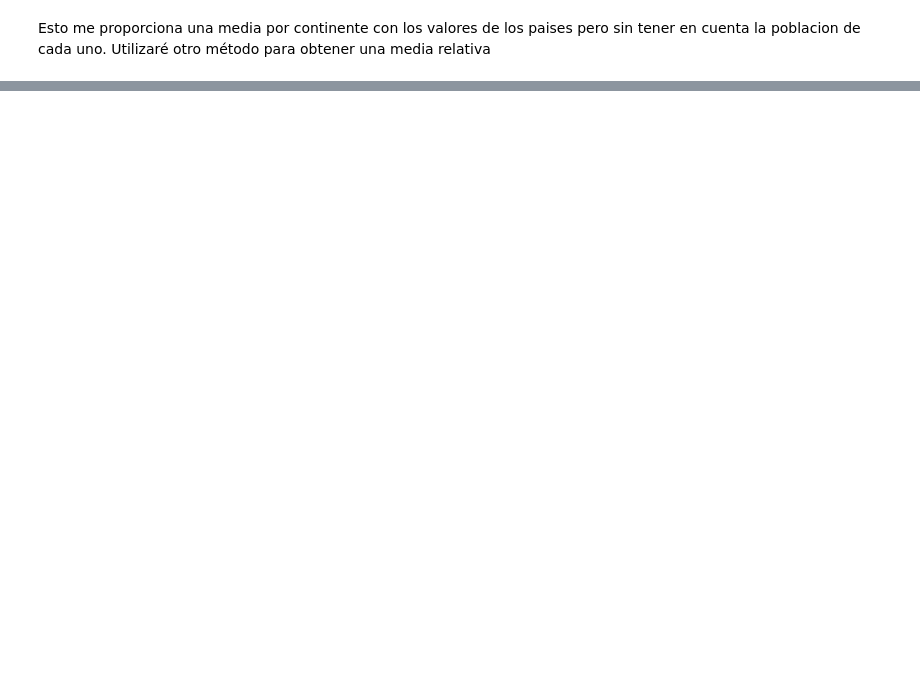
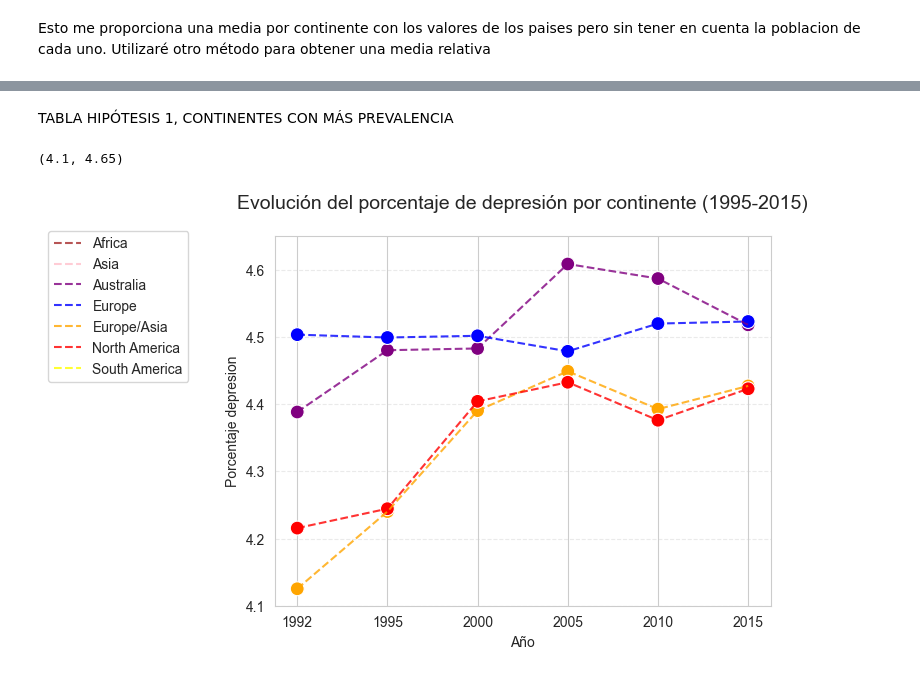
Before and after one commit to Rafacercos/Salud_mental_EDA, a Jupyter notebook: datasets/pruebas_2.ipynb, the cells around one changed output, grey strips where cells are left out. Cells and saved outputs as stored; diff of their text form; code cells hidden in the pictures; blank space fills up the shorter version.

```diff
--- a/datasets/pruebas_2.ipynb
+++ b/datasets/pruebas_2.ipynb
@@ -252,0 +314,10 @@ np.float64(41714840.60139)
+# %%
+años = ["1992","1995","2000","2005","2010","2015"]
+porcentajes_por_años = variables[variables["año"].isin(años)][["porcentaje depresion","Continent","año"]]
+resultados = porcentajes_por_años.groupby(["Continent","año"])["porcentaje depresion"].mean()
+# %%
+resultados = pd.DataFrame(resultados)
+resultados
+# %%
+tabla_depresion = resultados.pivot_table(index="Continent",columns="año",values="porcentaje depresion")
+tabla_depresion
@@ -252,0 +334,16 @@ np.float64(41714840.60139)
+# %%
+tabla_larga = tabla_depresion.reset_index().melt(id_vars="Continent", var_name="Año",value_name="Porcentaje depresion")
+tabla_larga
+# %% [markdown]
+TABLA HIPÓTESIS 1, CONTINENTES CON MÁS PREVALENCIA
+# %%
+lista_colores =["Brown","Pink","Purple","Blue","orange","Red","yellow"]
+sns.scatterplot(data = tabla_larga,x = "Año",y = "Porcentaje depresion",hue = "Continent", palette = lista_colores,legend=False, markers = ["o","s","D","^","v","p","*"], s = 100)
+sns.lineplot(data = tabla_larga,x = "Año",y = "Porcentaje depresion",hue = "Continent", palette = lista_colores,linestyle="--",linewidth = 1.5,alpha =0.8)
+plt.legend(bbox_to_anchor=(-0.16,1.033))
+plt.title("Evolución del porcentaje de depresión por continente (1995-2015)",fontsize = 14, pad = 20)
+plt.grid(axis ="y", linestyle= '--',alpha = 0.4)
+plt. ylim(4.1,4.65)
+# %% [output]
+(4.1, 4.65)
+[figure, added]
```
Also changed, not shown: parts of 38 cells of this notebook, 1 other file.
